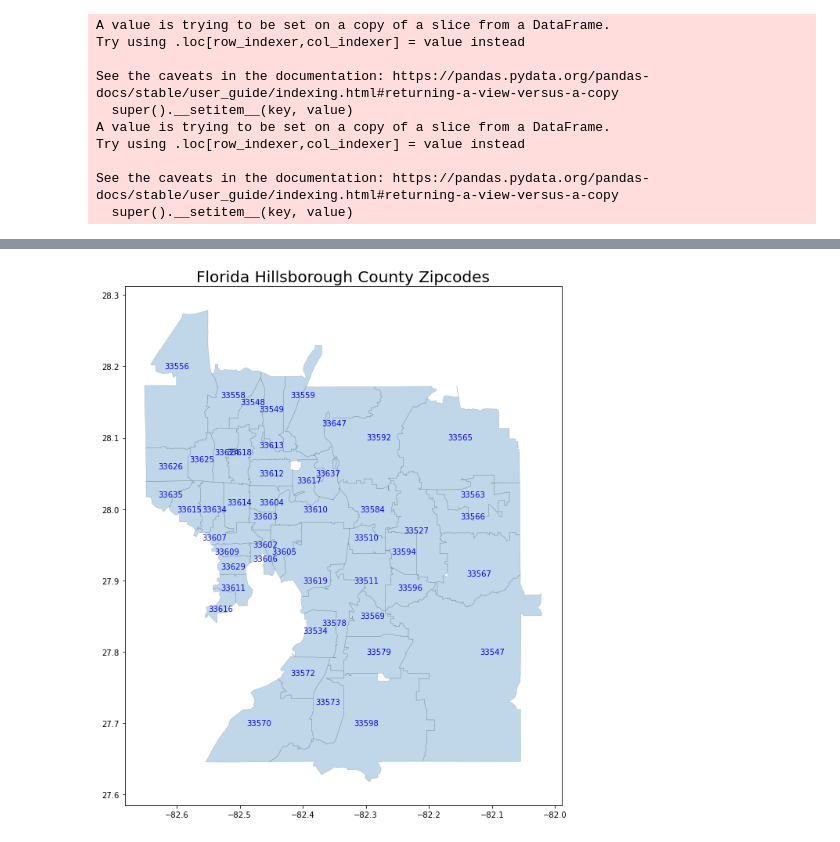
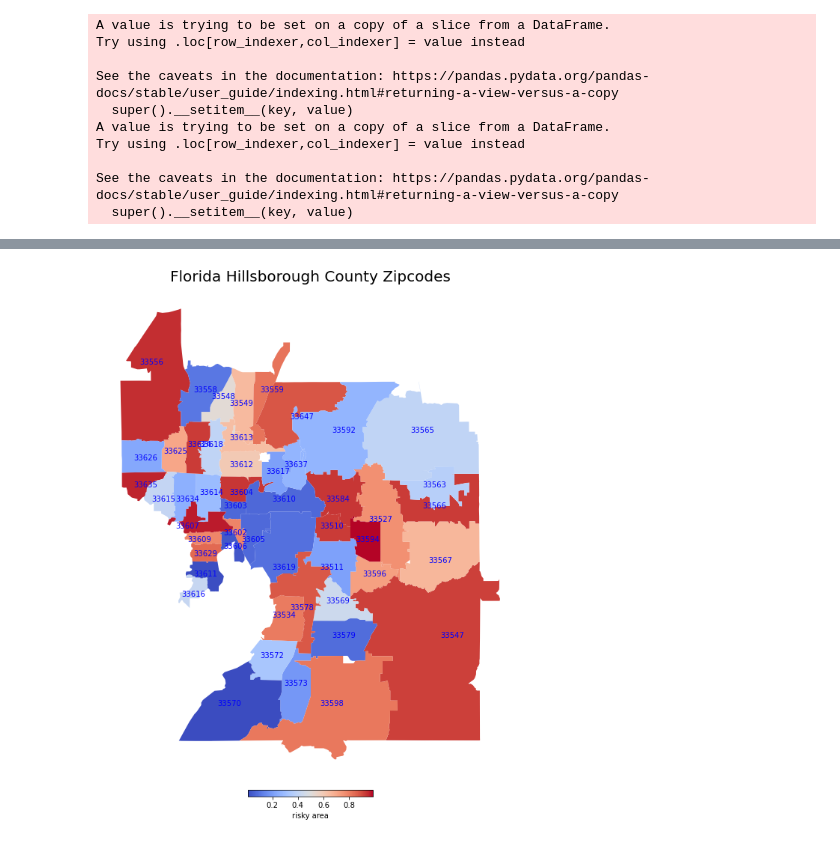
Before and after one commit to EdwinMichaelLab/ABM-dashboard, a Jupyter notebook: florida-zipcodes.ipynb, the cells around one changed output, grey strips where cells are left out. Drawn from its saved outputs; the diff is of its cells as text; code cells hidden in the pictures.

Commit message:
risky zipcode coloring

```diff
--- a/florida-zipcodes.ipynb
+++ b/florida-zipcodes.ipynb
@@ -94,63 +160,14 @@ dfm = df_redlines_maps[df_redlines_maps.zip_area>0]
-# %%
-
-
-fig, ax = plt.subplots(1, figsize=(10, 20))
-dfm.plot(marker='o', facecolors='none', edgecolors='black', linewidth=0.5, markersize=100, alpha=.2, ax=ax)
-dfm.plot(ax=ax, alpha=.1)
-#ax.axis('off')
-ax.set_title('Florida Hillsborough County Zipcodes', fontdict={'fontsize': '20', 'fontweight' : '3'})
-
-ZIPS_centers={ '33510':[27.96, -82.30],
-                '33511':[27.90, -82.30],
-                '33527':[27.97, -82.22],
-                '33534':[27.83, -82.38],
-                '33547':[27.8, -82.1],
-                '33548':[28.15, -82.48],
-                '33549':[28.14, -82.45],
-                '33556':[28.2, -82.6],
-                '33558':[28.16, -82.51],
-                '33559':[28.16, -82.40],
-                '33563':[28.02, -82.13],
-                '33565':[28.10, -82.15],
-                '33566':[27.99, -82.13],
-                '33567':[27.91, -82.12],
-                '33569':[27.85, -82.29],
-                '33570':[27.70, -82.47],
-                '33572':[27.77, -82.40],
-                '33573':[27.73, -82.36],
-                '33578':[27.84, -82.35],
-                '33579':[27.80, -82.28],
-                '33584':[28.00, -82.29],
-                '33592':[28.10, -82.28],
-                '33594':[27.94, -82.24],
-                '33596':[27.89, -82.23],
-                '33598':[27.7, -82.3],
-                '33602':[27.95, -82.46],
-                '33603':[27.99, -82.46],
-                '33604':[28.01, -82.45],
-                '33605':[27.94, -82.43],
-                '33606':[27.93, -82.46],
-                '33607':[27.96, -82.54],
-                '33609':[27.94, -82.52],
-                '33610':[28.00, -82.38],
-                '33611':[27.89, -82.51],
-                '33612':[28.05, -82.45],
-                '33613':[28.09, -82.45],
-                '33614':[28.01, -82.50],
-                '33615':[28.00, -82.58],
-                '33616':[27.86, -82.53],
-                '33617':[28.04, -82.39],
-                '33618':[28.08, -82.50],
-                '33619':[27.90, -82.38],
-                '33624':[28.08, -82.52],
-                '33625':[28.07, -82.56],
-                '33626':[28.06, -82.61],
-                '33629':[27.92, -82.51],
-                '33634':[28.00, -82.54],
-                '33635':[28.02, -82.61],
-                '33637':[28.05, -82.36],
-                '33647':[28.12, -82.35]}
-for z in range(len(ZIPS)):
-    text = ax.text(ZIPS_centers[ZIPS[z]][1], ZIPS_centers[ZIPS[z]][0], str(ZIPS[z]), ha="center", va="center", color="b")
-# %% [output]
-[figure, removed]
+# %%
+fig, ax = plt.subplots(1, figsize=(10, 20))
+#dfm.plot(marker='o', facecolors='none', edgecolors='black', linewidth=0.5, markersize=100, alpha=.2, ax=ax)
+#dfm.plot(ax=ax, alpha=.1)
+dfm.plot(ax=ax, column='zip_area', k=3, linewidth=0.1, cmap='coolwarm', legend=True,
+    legend_kwds={'label': "risky area", 'orientation': 'horizontal',
+    'pad':0.01, 'shrink':0.3})
+ax.axis('off')
+ax.set_title('Florida Hillsborough County Zipcodes', fontdict={'fontsize': '20', 'fontweight' : '3'})
+
+for z in range(len(ZIPS)):
+    text = ax.text(ZIPS_centers[ZIPS[z]][1], ZIPS_centers[ZIPS[z]][0], str(ZIPS[z]), ha="center", va="center", color="b")
+# %% [output]
+[figure, added]
```
Also changed, not shown: parts of 6 cells of this notebook.
